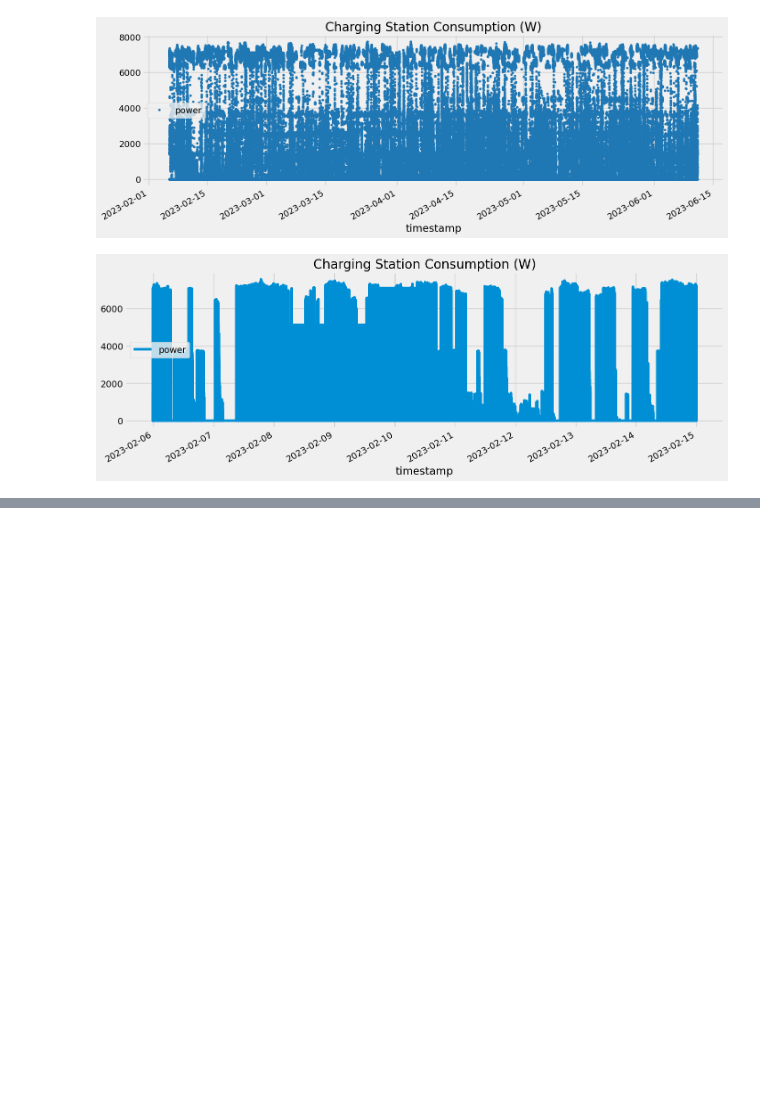
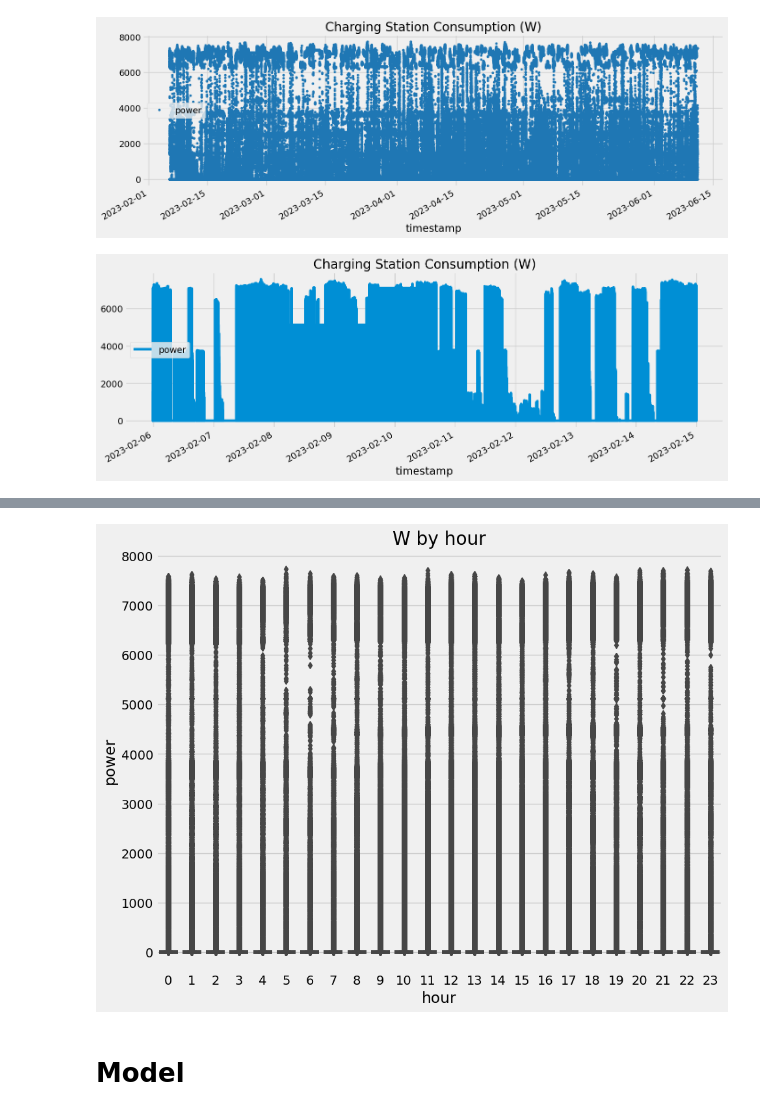
Before and after one commit to Clement-Quaye/EV-Analysis-and-the-Energy-Transition, a Jupyter notebook: Models/Chargerdata.ipynb, the cells around one changed output, grey strips where cells are left out. Drawn from its saved outputs; the diff is of its cells as text; code cells hidden in the pictures; blank space fills up the shorter version.

```diff
--- a/Models/Chargerdata.ipynb
+++ b/Models/Chargerdata.ipynb
@@ -83,0 +110,11 @@ plt.show()
+# %%
+def features(df1):
+    """
+    Create time series features
+    """
+    #df1 = df.copy
+    df1['hour'] = df1.index.hour
+    df1['dayofweek'] = df1.index.dayofweek
+    df1['month'] = df1.index.month
+    df1['dayofyear'] = df1.index.dayofyear
+    return df1
@@ -83,0 +123,3 @@ plt.show()
+# %%
+df1 = features(df1)
+df1['hour'].head()
@@ -83,0 +134,9 @@ plt.show()
+# %%
+fig, ax = plt.subplots(figsize=(10,8))
+sns.boxplot(data=df1, x='hour', y='power')
+ax.set_title('W by hour')
+plt.show()
+# %% [output]
+[figure, added]
+# %% [markdown]
+# Model
```
Also changed, not shown: parts of 10 cells of this notebook.
